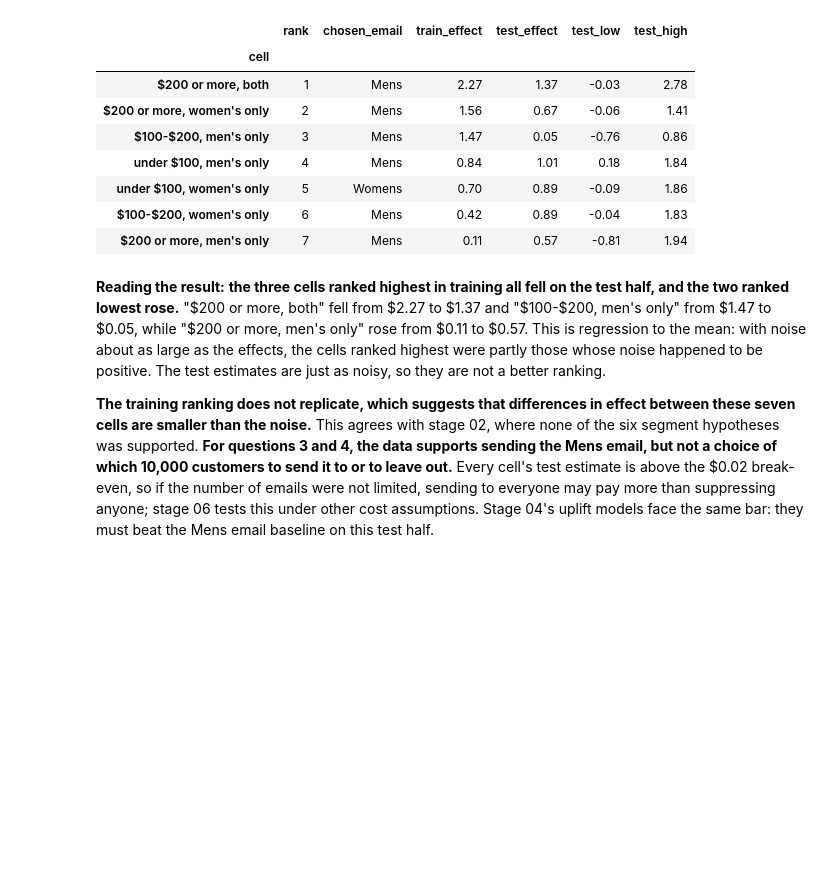
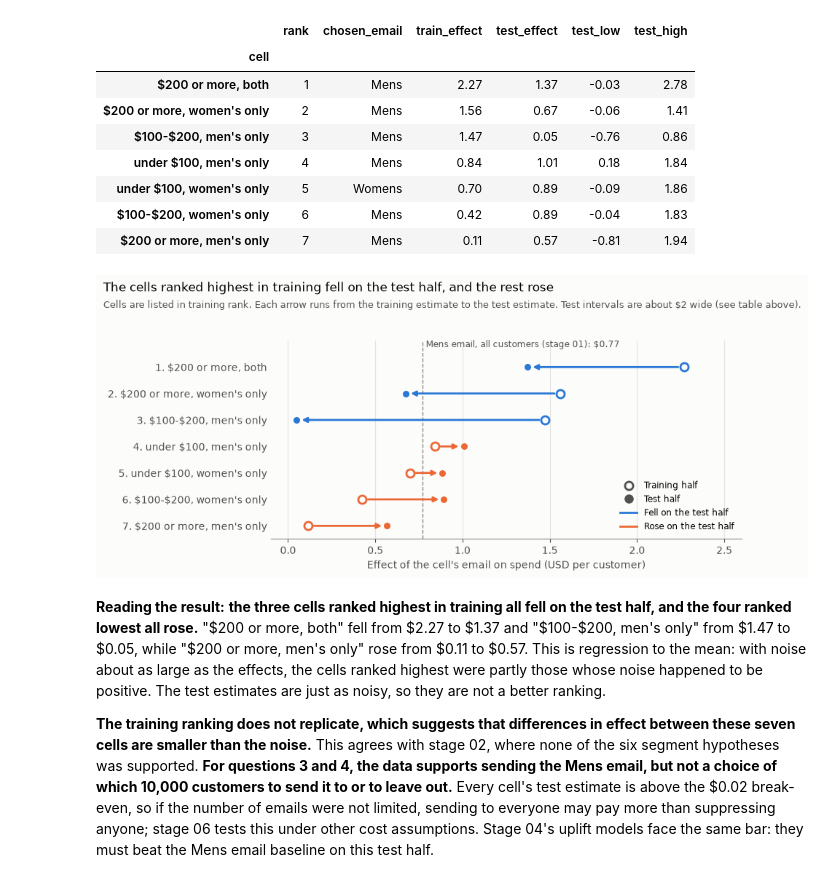
Before and after one commit to flora29058486/email-campaign-targeting, a Jupyter notebook: notebooks/03_01_targeting_rule.ipynb, the cells around one changed output. Saved outputs shown, nothing was run; the diff lists cells and outputs as text; code cells hidden in the pictures; blank space fills up the shorter version.

```diff
--- a/notebooks/03_01_targeting_rule.ipynb
+++ b/notebooks/03_01_targeting_rule.ipynb
@@ -338,7 +338,58 @@ holdout.round(2)
 | under $100, women's only | 5 | Womens | 0.70 | 0.89 | -0.09 | 1.86 |
 | $100-$200, women's only | 6 | Mens | 0.42 | 0.89 | -0.04 | 1.83 |
 | $200 or more, men's only | 7 | Mens | 0.11 | 0.57 | -0.81 | 1.94 |
+# %%
+import matplotlib.pyplot as plt
+
+BLUE, ORANGE, GRAY = "#2a78d6", "#eb6834", "#8a8984"
+plt.rcParams.update({
+    "figure.facecolor": "#fcfcfb",
+    "axes.facecolor": "#fcfcfb",
+    "axes.spines.top": False,
+    "axes.spines.right": False,
+    "axes.spines.left": False,
+    "axes.edgecolor": GRAY,
+    "axes.labelcolor": "#52514e",
+    "xtick.color": "#52514e",
+    "ytick.color": "#52514e",
+    "text.parse_math": False,
+})
+
+fig, ax = plt.subplots(figsize=(9, 4.2))
+positions = np.arange(len(holdout))
+labels = [f"{rank}. {cell}" for rank, cell in zip(holdout["rank"], holdout.index)]
+ax.axvline(0.77, color=GRAY, linewidth=1, linestyle="--")
+ax.text(0.79, -0.75, "Mens email, all customers (stage 01): $0.77", fontsize=8.5, color="#52514e")
+for y, (train_value, test_value) in enumerate(zip(holdout["train_effect"], holdout["test_effect"])):
+    color = BLUE if test_value < train_value else ORANGE
+    ax.annotate("", xy=(test_value, y), xytext=(train_value, y),
+                arrowprops=dict(arrowstyle="-|>", color=color, linewidth=2, shrinkA=6, shrinkB=5))
+    ax.plot(train_value, y, "o", markersize=8, markerfacecolor="#fcfcfb", markeredgecolor=color, markeredgewidth=2)
+    ax.plot(test_value, y, "o", markersize=8, color=color, markeredgecolor="#fcfcfb", markeredgewidth=1.5)
+ax.set_yticks(positions, labels=labels)
+ax.tick_params(axis="y", length=0)
+ax.set_ylim(len(holdout) - 0.5, -1)
+ax.set_xlim(-0.1, 2.6)
+ax.set_xlabel("Effect of the cell's email on spend (USD per customer)")
+ax.grid(axis="x", color="#e4e3df", linewidth=0.8)
+ax.set_axisbelow(True)
+legend = [
+    plt.Line2D([], [], marker="o", linestyle="", markersize=8, markerfacecolor="#fcfcfb", markeredgecolor="#52514e", markeredgewidth=2, label="Training half"),
+    plt.Line2D([], [], marker="o", linestyle="", markersize=8, color="#52514e", label="Test half"),
+    plt.Line2D([], [], color=BLUE, linewidth=2, label="Fell on the test half"),
+    plt.Line2D([], [], color=ORANGE, linewidth=2, label="Rose on the test half"),
+]
+ax.legend(handles=legend, loc="lower right", frameon=False, fontsize=8.5)
+fig.suptitle("The cells ranked highest in training fell on the test half, and the rest rose",
+             x=0.01, ha="left", fontsize=12)
+fig.text(0.01, 0.895, "Cells are listed in training rank. Each arrow runs from the training estimate to the test estimate. "
+         "Test intervals are about $2 wide (see table above).", ha="left", fontsize=9, color="#52514e")
+plt.tight_layout(rect=(0, 0, 1, 0.9))
+fig.savefig("../reports/figures/targeting_train_vs_test.png", dpi=150, bbox_inches="tight")
+plt.show()
+# %% [output]
+[figure, added]
 # %% [markdown]
-**Reading the result:** **the three cells ranked highest in training all fell on the test half, and the two ranked lowest rose.** "\$200 or more, both" fell from \$2.27 to \$1.37 and "\$100-\$200, men's only" from \$1.47 to \$0.05, while "\$200 or more, men's only" rose from \$0.11 to \$0.57. This is regression to the mean: with noise about as large as the effects, the cells ranked highest were partly those whose noise happened to be positive. The test estimates are just as noisy, so they are not a better ranking.
+**Reading the result:** **the three cells ranked highest in training all fell on the test half, and the four ranked lowest all rose.** "\$200 or more, both" fell from \$2.27 to \$1.37 and "\$100-\$200, men's only" from \$1.47 to \$0.05, while "\$200 or more, men's only" rose from \$0.11 to \$0.57. This is regression to the mean: with noise about as large as the effects, the cells ranked highest were partly those whose noise happened to be positive. The test estimates are just as noisy, so they are not a better ranking.
 
 **The training ranking does not replicate, which suggests that differences in effect between these seven cells are smaller than the noise.** This agrees with stage 02, where none of the six segment hypotheses was supported. **For questions 3 and 4, the data supports sending the Mens email, but not a choice of which 10,000 customers to send it to or to leave out.** Every cell's test estimate is above the \$0.02 break-even, so if the number of emails were not limited, sending to everyone may pay more than suppressing anyone; stage 06 tests this under other cost assumptions. Stage 04's uplift models face the same bar: they must beat the Mens email baseline on this test half.
```
Also changed, not shown: parts of 1 cell of this notebook, 4 other files.
